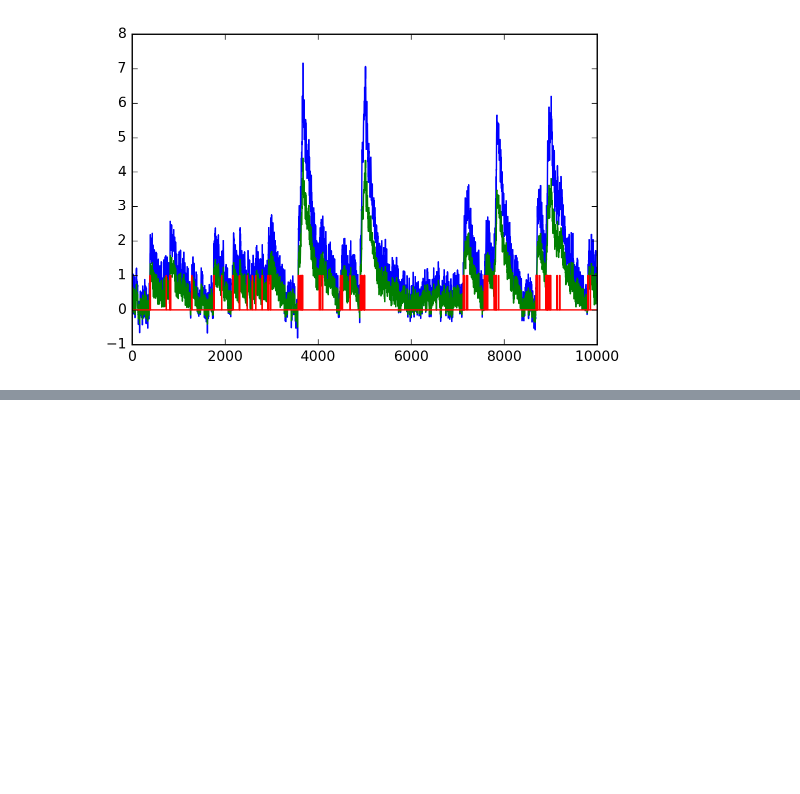
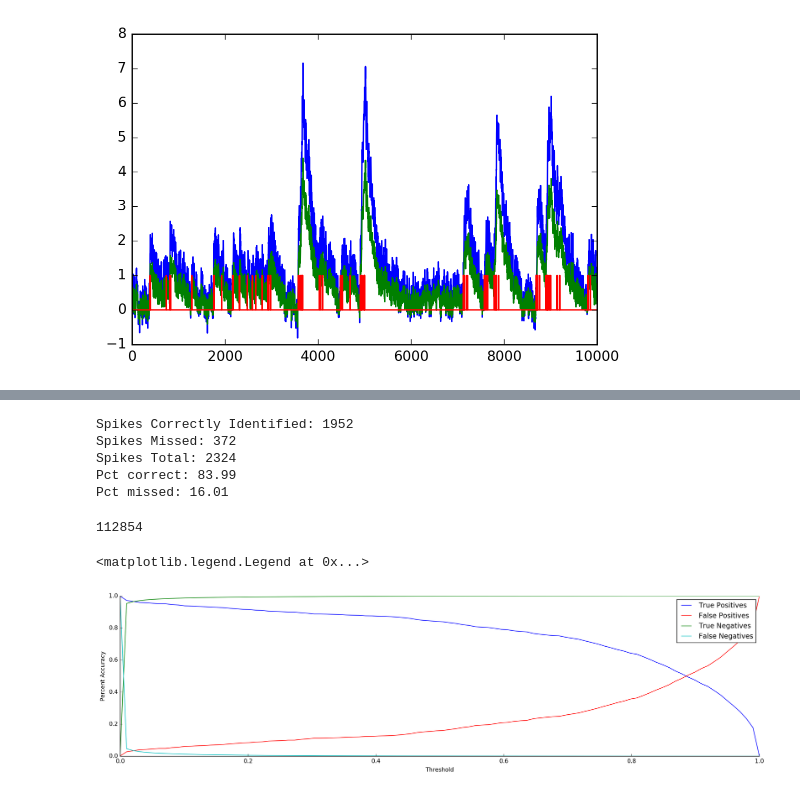
Before and after one commit to torbenator/calcium_spikes, a Jupyter notebook: calcium_imaging.ipynb, the cells around one changed output, grey strips where cells are left out. Saved outputs shown, nothing was run; the diff lists cells and outputs as text; code cells hidden in the pictures; blank space fills up the shorter version.

```diff
--- a/calcium_imaging.ipynb
+++ b/calcium_imaging.ipynb
@@ -282,0 +306,52 @@ KeyboardInterrupt:
+# %%
+thresh=0.5
+Yt_ceil = Yt>thresh;
+n_spikes_aggreed = len(np.intersect1d(np.where(y_test[:,0]), np.where(Yt_ceil)))
+
+n_spikes_total = sum(y_test)
+print 'Spikes Correctly Identified: ' + str(n_spikes_aggreed)
+print 'Spikes Missed: ' + str(int(n_spikes_total - n_spikes_aggreed))
+print 'Spikes Total: ' + str(n_spikes_total)
+print 'Pct correct: ' + str(np.round((n_spikes_aggreed/float(n_spikes_total)*100),2))
+print 'Pct missed: ' + str(np.round((1-(n_spikes_aggreed/float(n_spikes_total)))*100,2))
+# %% [output]
+Spikes Correctly Identified: 1952
+Spikes Missed: 372
+Spikes Total: 2324
+Pct correct: 83.99
+Pct missed: 16.01
+# %%
+n_spikes_total = sum(y_test)
+n_non_spikes = sum(y_test[:,0] == 0)
+print n_non_spikes
+thresh_vals = np.linspace(0,1,100)
+true_positives = np.zeros(thresh_vals.shape)
+false_positives = np.zeros(thresh_vals.shape)
+true_negatives = np.zeros(thresh_vals.shape)
+false_negatives = np.zeros(thresh_vals.shape)
+
+for t in xrange(len(thresh_vals)):
+    true_positives[t] = len(np.intersect1d(np.where(y_test[:,0]), np.where(Yt>thresh_vals[t])))/float(n_spikes_total)
+    false_positives[t] = len(np.intersect1d(np.where(y_test[:,0]), np.where(Yt<=thresh_vals[t])))/float(n_spikes_total)
+    true_negatives[t] = len(np.intersect1d(np.where(y_test[:,0] == 0), np.where(Yt<=thresh_vals[t])))/float(n_non_spikes)
+    false_negatives[t] = len(np.intersect1d(np.where(y_test[:,0] == 0), np.where(Yt>thresh_vals[t])))/float(n_non_spikes)
+# %% [output]
+112854
+# %%
+fig = plt.figure(figsize=(20,5))
+ax1 = fig.add_subplot(1,1,1)
+#ax1.plot(true_positives,false_positives)
+ax1.plot(thresh_vals,true_positives,'b',label='True Positives')
+ax1.plot(thresh_vals,false_positives,'r',label='False Positives')
+ax1.plot(thresh_vals,true_negatives,'g',label='True Negatives')
+ax1.plot(thresh_vals,false_negatives,'c',label='False Negatives')
+ax1.spines['right'].set_visible(False)
+ax1.spines['top'].set_visible(False)
+ax1.xaxis.set_ticks_position('bottom')
+ax1.yaxis.set_ticks_position('left')
+ax1.set_xlabel('Threshold')
+ax1.set_ylabel('Percent Accuracy')
+ax1.legend()
+# %% [output]
+<matplotlib.legend.Legend at 0x...>
+[figure, added]
```
Also changed, not shown: parts of 13 cells of this notebook, 36 other files.
